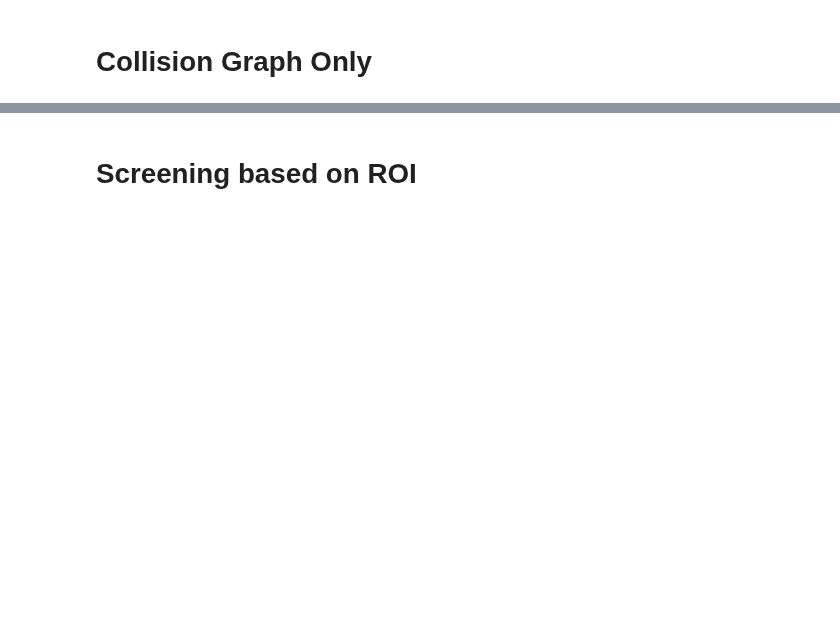
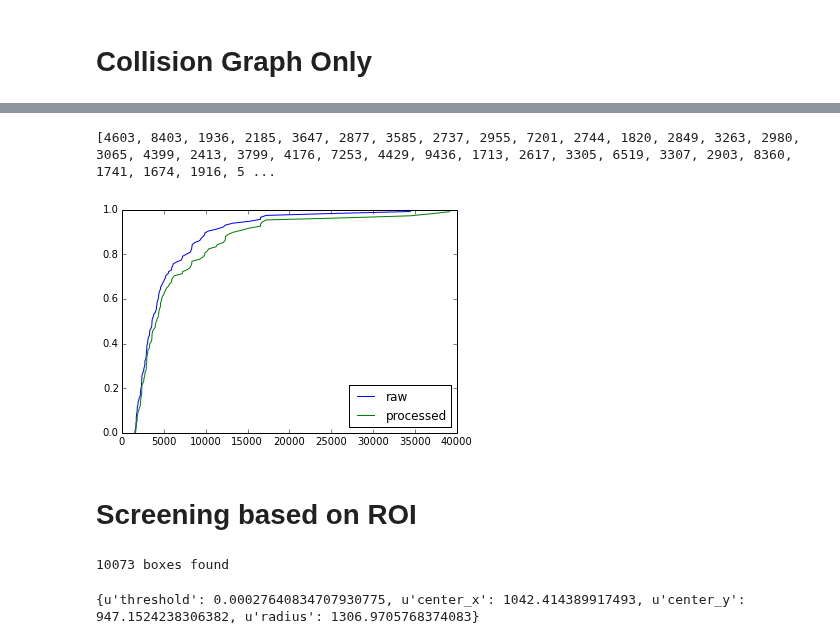
Before and after one commit to amarallab/waldo, a Jupyter notebook: workbooks/beyond_collisions.ipynb, the cells around one changed output, grey strips where cells are left out. Drawn from its saved outputs; the diff is of its cells as text; code cells hidden in the pictures; blank space fills up the shorter version.

```diff
--- a/workbooks/beyond_collisions.ipynb
+++ b/workbooks/beyond_collisions.ipynb
@@ -60,2 +209,13 @@ collider.viz.direct_degree_distribution(graph_mod, (3, 4))
+# %%
+print(good_lifespan1)
+
+fig, ax = plt.subplots()
+node_duration_cdf(ax, good_lifespan1, label='raw')
+node_duration_cdf(ax, good_lifespan2, label='processed')
+ax.legend(loc='lower right')
+plt.show()
+# %% [output]
+[4603, 8403, 1936, 2185, 3647, 2877, 3585, 2737, 2955, 7201, 2744, 1820, 2849, 3263, 2980, 3065, 4399, 2413, 3799, 4176, 7253, 4429, 9436, 1713, 2617, 3305, 6519, 3307, 2903, 8360, 1741, 1674, 1916, 5 ...
+[figure, added]
 # %% [markdown]
 # Screening based on ROI
@@ -78,0 +222,65 @@ for blob in experiment.blobs
+# %%
+'''
+rois = {
+    '20130318_131111': {
+        'center_x': 1160.74305468602,
+        'center_y': 948.6953979429619,
+        'radius': 1298.7490029084029},
+    '20130614_120518': {
+        'center_x': 1318.1343699310673,
+        'center_y': 876.9277499443333,
+        'radius': 1247.3784637010667},
+    '20130414_140704': {
+        'center_x': 1042.414389917493,
+        'center_y': 947.1524238306382,
+        'radius': 1306.9705768374083},
+}
+assert ex_id in rois
+#print(dir(experiment))
+'''
+
+def boxes_from_experiment(experiment):
+    """
+    """
+    bids, boxes = [], []
+    for (bid, blob_data) in experiment.all_blobs():
+        if not blob_data:
+            continue
+        if u'centroid' in blob_data:
+            xy = blob_data['centroid']
+            #print(bid, len(xy))
+            if xy != None and len(xy) > 0:
+                x, y = zip(*xy)
+                xmin, xmax = min(x), max(x)
+                ymin, ymax = min(y), max(y)
+                box = [xmin, ymin, xmax, ymax]
+                bids.append(bid)
+                boxes.append(box)
+
+    box_sets = pd.DataFrame(boxes, index=bids, columns=['xmin', 'ymin', 'xmax', 'ymax'])
+    box_sets['x'] = (box_sets['xmin'] + box_sets['xmax']) / 2
+    box_sets['y'] = (box_sets['ymin'] + box_sets['ymax']) / 2
+    return box_sets
+
+
+boxes = boxes_from_experiment(experiment)
+print(len(boxes), 'boxes found')
+# %% [output]
+10073 boxes found
+# %%
+def find_outside_blobs(ex_id, boxes):
+    """
+    """
+    roi = preprocessing_data(ex_id)
+    assert len(roi) > 0
+    x, y, r = roi['center_x'], roi['center_y'], roi['radius']
+
+
+    x, y = center
+    box_sets['in'] = r > np.sqrt((box_sets['x'] - x)**2 +  (box_sets['y'] - y)**2)
+    return list(box_sets[box_sets['in'] == False].index)
+out = find_outside_blobs(ex_id, boxes)
+print(len(out), 'outside roi')
+print(out[:20])
+# %% [output]
+{u'threshold': 0.00027640834707930775, u'center_x': 1042.414389917493, u'center_y': 947.1524238306382, u'radius': 1306.9705768374083}
```
Also changed, not shown: parts of 11 cells of this notebook, 4 other files.
